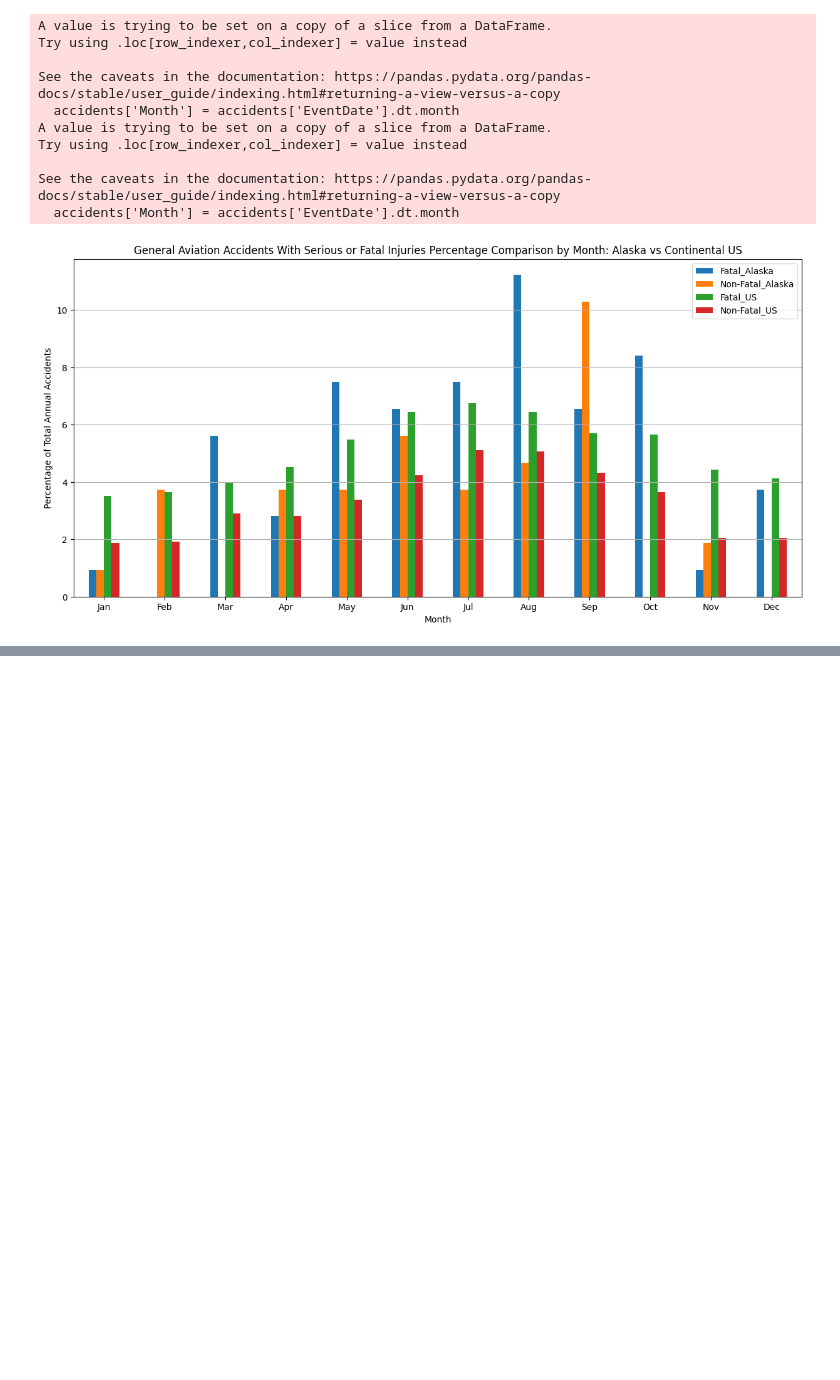
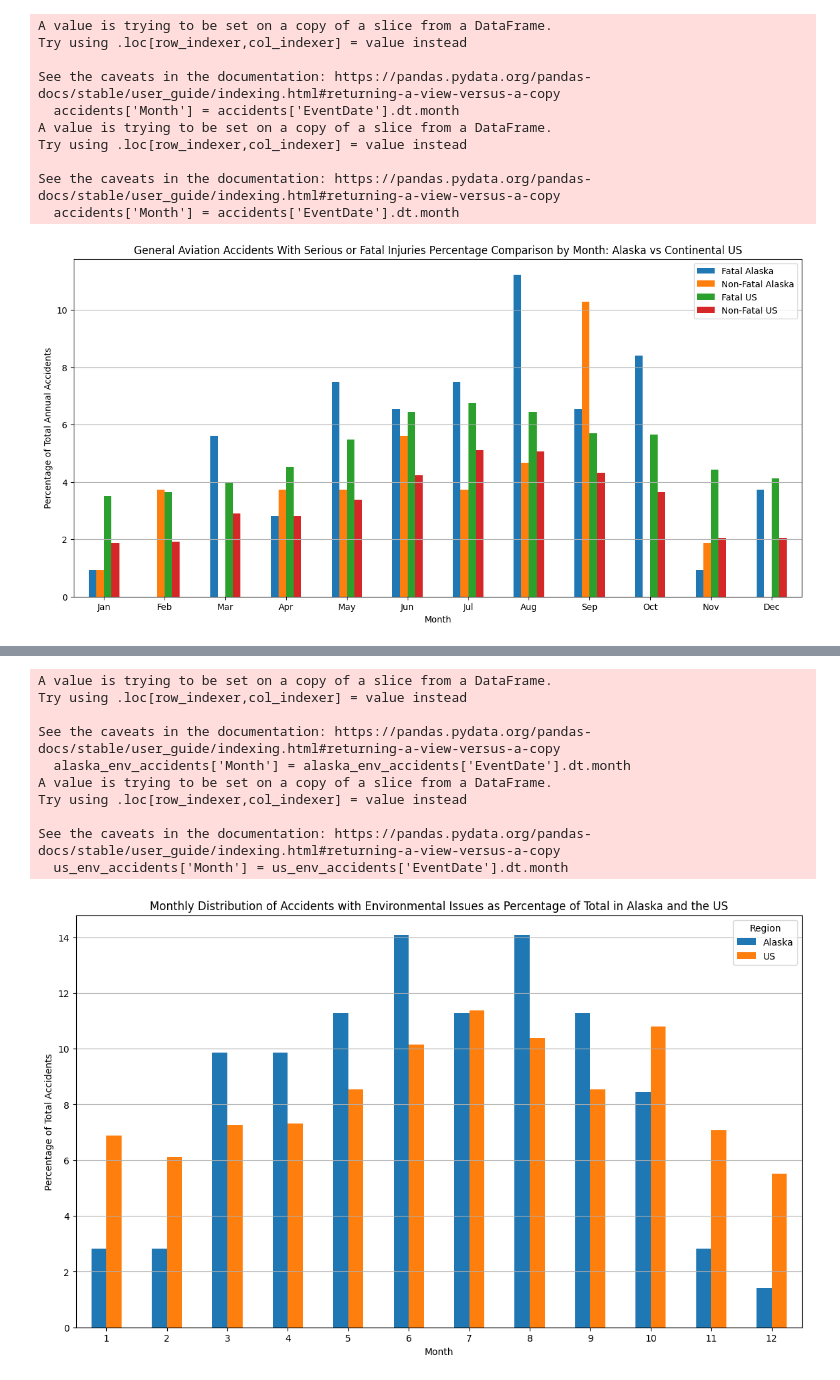
Before and after one commit to zack-khan/alaska_aviation_data_analysis, a Jupyter notebook: comparison_months.ipynb, the cells around one changed output, grey strips where cells are left out. Saved outputs shown, nothing was run; the diff lists cells and outputs as text; code cells hidden in the pictures; blank space fills up the shorter version.

```diff
--- a/comparison_months.ipynb
+++ b/comparison_months.ipynb
@@ -99,0 +94,66 @@ plt.show()
+# %%
+# Filtering accidents with fatal injuries or serious injuries
+accidents_fatal_serious = accidents_df[(accidents_df['FatalInjuries'] > 0) | (accidents_df['SeriousInjuries'] > 0)]
+
+# Merging with findings to get those accidents with 'Environmental issues'
+accidents_with_env_issues = pd.merge(accidents_fatal_serious, findings_df[findings_df['Category'] == 'Environmental issues'], on='MKey')
+
+# Filtering for Alaska and US excluding Alaska and Hawaii
+alaska_env_accidents = accidents_with_env_issues[accidents_with_env_issues['StateOrRegion'] == 'Alaska']
+us_env_accidents = accidents_with_env_issues[(accidents_with_env_issues['Country'] == 'United States') &
+                                             (~accidents_with_env_issues['StateOrRegion'].isin(['Alaska', 'Hawaii']))]
+
+# Extracting the month from the EventDate
+alaska_env_accidents['Month'] = alaska_env_accidents['EventDate'].dt.month
+us_env_accidents['Month'] = us_env_accidents['EventDate'].dt.month
+
+# Count of accidents by month
+monthly_counts_alaska = alaska_env_accidents['Month'].value_counts().sort_index()
+monthly_counts_us = us_env_accidents['Month'].value_counts().sort_index()
+
+# Creating a DataFrame for plotting
+monthly_comparison_df = pd.DataFrame({'Alaska': monthly_counts_alaska, 'US': monthly_counts_us}).fillna(0)
+# Extracting the month from the EventDate for all accidents
+accidents_fatal_serious['Month'] = accidents_fatal_serious['EventDate'].dt.month
+
+# Filtering for Alaska and US excluding Alaska and Hawaii, and then joining with findings
+alaska_fatal_serious_env = accidents_fatal_serious[accidents_fatal_serious['StateOrRegion'] == 'Alaska']
+us_fatal_serious_env = accidents_fatal_serious[(accidents_fatal_serious['Country'] == 'United States') &
+                                               (~accidents_fatal_serious['StateOrRegion'].isin(['Alaska', 'Hawaii']))]
+
+alaska_env_merged = pd.merge(alaska_fatal_serious_env, findings_df[findings_df['Category'] == 'Environmental issues'], on='MKey', how='inner')
+us_env_merged = pd.merge(us_fatal_serious_env, findings_df[findings_df['Category'] == 'Environmental issues'], on='MKey', how='inner')
+
+# Counting accidents by month for Alaska and US
+alaska_monthly_counts = alaska_env_merged['Month'].value_counts().sort_index()
+us_monthly_counts = us_env_merged['Month'].value_counts().sort_index()
+
+# Recalculating the monthly counts as percentages of the total number of accidents for Alaska and US
+alaska_monthly_percent = (alaska_monthly_counts / alaska_monthly_counts.sum()) * 100
+us_monthly_percent = (us_monthly_counts / us_monthly_counts.sum()) * 100
+
+# Creating a DataFrame for plotting percentages
+monthly_percent_comparison_df = pd.DataFrame({'Alaska': alaska_monthly_percent, 'US': us_monthly_percent}).fillna(0)
+
+# Plotting the data as side by side bars on a bar chart
+monthly_percent_comparison_df.plot(kind='bar', figsize=(14, 8))
+plt.title('Monthly Distribution of Accidents with Environmental Issues as Percentage of Total in Alaska and the US')
+plt.xlabel('Month')
+plt.ylabel('Percentage of Total Accidents')
+plt.xticks(rotation=0)
+plt.legend(title='Region')
+plt.grid(axis='y')
+
+plt.show()
+# %% [output]
+A value is trying to be set on a copy of a slice from a DataFrame.
+Try using .loc[row_indexer,col_indexer] = value instead
+
+See the caveats in the documentation: https://pandas.pydata.org/pandas-docs/stable/user_guide/indexing.html#returning-a-view-versus-a-copy
+  alaska_env_accidents['Month'] = alaska_env_accidents['EventDate'].dt.month
+A value is trying to be set on a copy of a slice from a DataFrame.
+Try using .loc[row_indexer,col_indexer] = value instead
+
+See the caveats in the documentation: https://pandas.pydata.org/pandas-docs/stable/user_guide/indexing.html#returning-a-view-versus-a-copy
+  us_env_accidents['Month'] = us_env_accidents['EventDate'].dt.month
+[figure, added]
```
Also changed, not shown: parts of 4 cells of this notebook, 7 other files.
